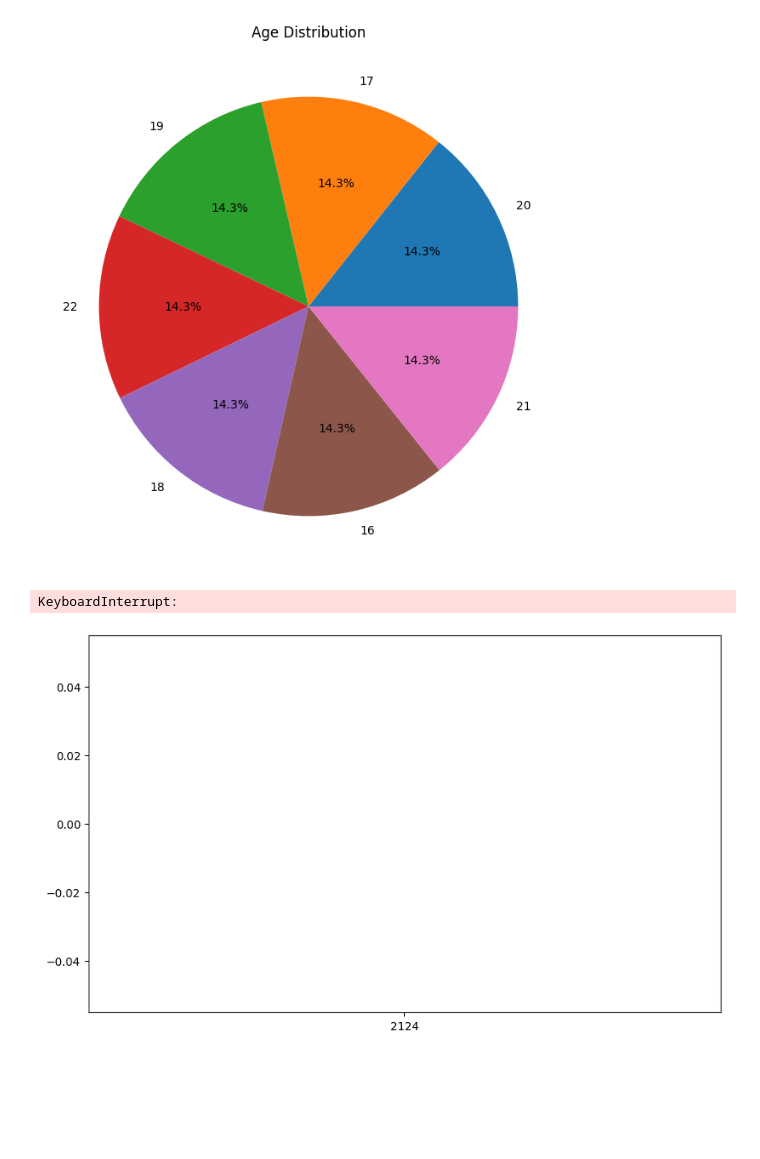
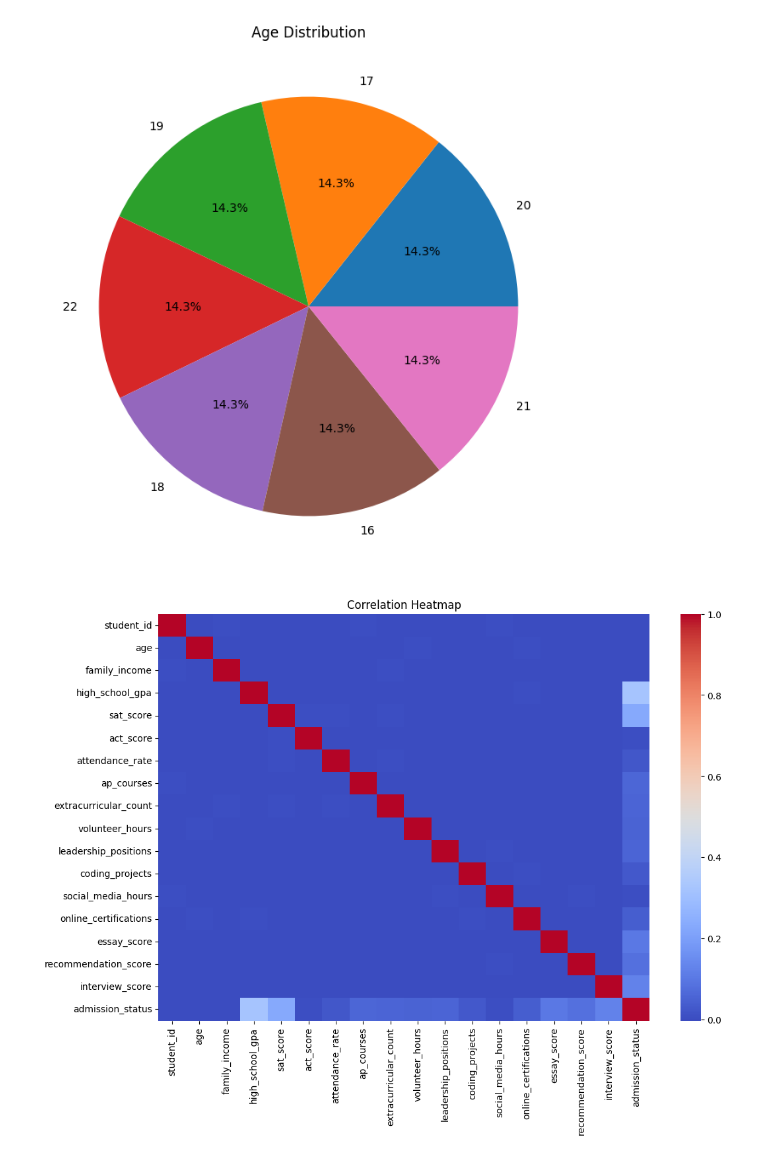
Before and after one commit to SpicyPump/CI345ML, a Jupyter notebook: CI345_Final_Project.ipynb, the cells around one changed output. Saved outputs shown, nothing was run; the diff lists cells and outputs as text; code cells hidden in the pictures; blank space fills up the shorter version.

```diff
--- a/CI345_Final_Project.ipynb
+++ b/CI345_Final_Project.ipynb
@@ -83,17 +167,15 @@ plt.title("Age Distribution")
 plt.show()
 # %% [output]
 [figure]
-# %%
-plt.figure(figsize=(10,6))
-sns.countplot(
-    x='family_income',
-    data=df
-)
-
-plt.title("Income Distribution ")
-plt.xlabel("Smoking History")
-plt.ylabel("Count")
-plt.show()
-# %% [output]
-KeyboardInterrupt:
-[figure, removed]
+# %%
+plt.figure(figsize=(12,8))
+
+sns.heatmap(
+    df.select_dtypes(include='number').corr(),
+    cmap='coolwarm'
+)
+
+plt.title("Correlation Heatmap")
+plt.show()
+# %% [output]
+[figure, added]
```
Also changed, not shown: parts of 23 cells of this notebook.
